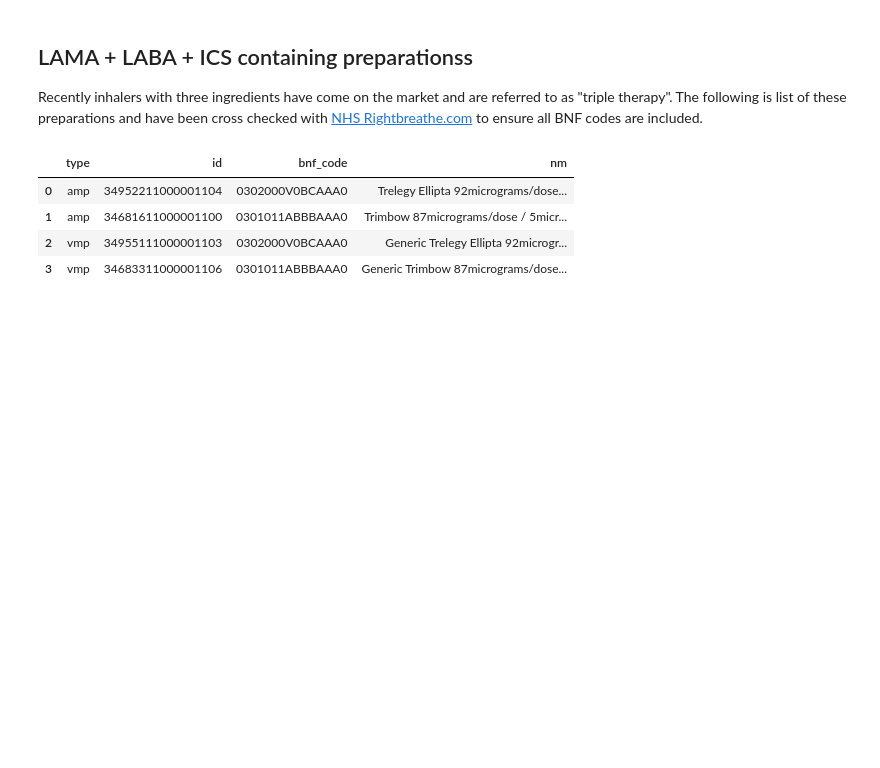
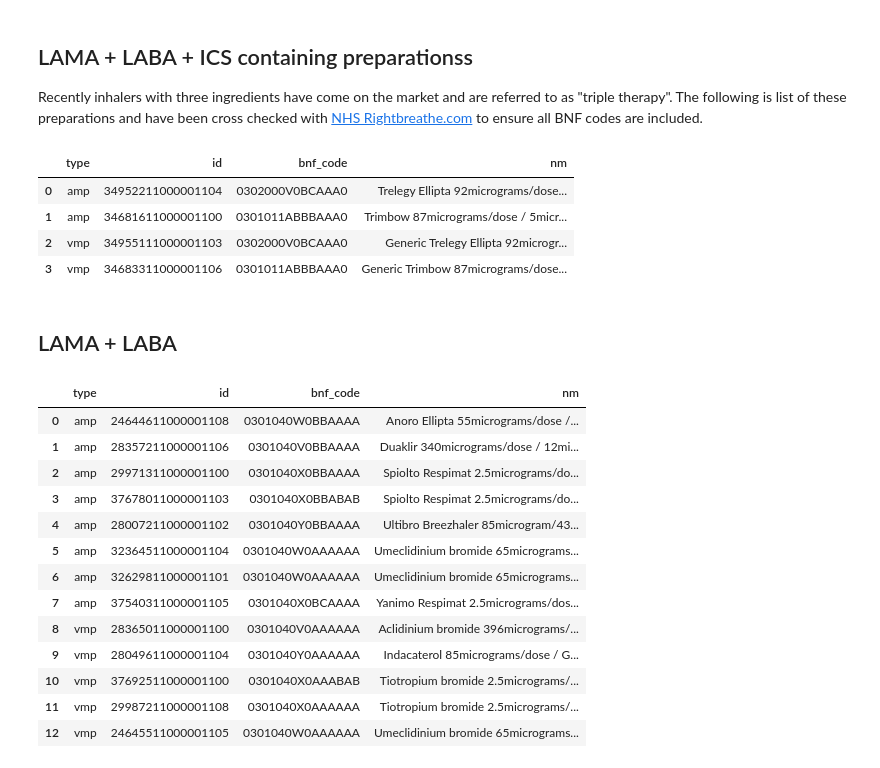
Before and after one commit to ebmdatalab/asthma-meds-covid-codelist-notebook, a Jupyter notebook: notebooks/lama.ipynb, the cells around one changed output. Cells and saved outputs as stored; diff of their text form; code cells hidden in the pictures; blank space fills up the shorter version.

Commit message:
new lama+laba file
new lama laba
add new lama laba code to multi file

```diff
--- a/notebooks/lama.ipynb
+++ b/notebooks/lama.ipynb
@@ -143,3 +145,49 @@ resp_triple_codelist
 | 1 | amp | 34681611000001100 | 0301011ABBBAAA0 | Trimbow 87micrograms/dose / 5micr... |
 | 2 | vmp | 34955111000001103 | 0302000V0BCAAA0 | Generic Trelegy Ellipta 92microgr... |
 | 3 | vmp | 34683311000001106 | 0301011ABBBAAA0 | Generic Trimbow 87micrograms/dose... |
+# %% [markdown]
+## LAMA + LABA <a id='maba'></a>
+# %%
+sql = '''WITH bnf_codes AS (
+ SELECT DISTINCT bnf_code FROM measures.dmd_objs_with_form_route WHERE
+    (bnf_code LIKE '0301020U0%' OR        #BNF Aclidinium Brom/Formoterol
+    bnf_code LIKE '0301040V0%' OR        #BNF Aclidinium Brom/Formoterol
+    bnf_code LIKE '0301040W0%'  OR        #BNF Umeclidinium bromide / Vilanterol
+    bnf_code LIKE '0301040X0%'  OR        #BNF Tiotropium bromide  / Olodaterol
+    bnf_code LIKE '0301040Y0%')          #BNF Indacaterol 85micrograms/dose / Glycopyrronium bromide
+    AND
+    form_route NOT LIKE '%neb%'     #exclude to nebules through name search
+
+  )
+
+SELECT "vmp" AS type, id, bnf_code, nm
+FROM dmd.vmp
+WHERE bnf_code IN (SELECT * FROM bnf_codes)
+
+UNION ALL
+
+SELECT "amp" AS type, id, bnf_code, descr
+FROM dmd.amp
+WHERE bnf_code IN (SELECT * FROM bnf_codes)
+
+ORDER BY type, nm, bnf_code, id'''
+
+lama_laba_codelist = bq.cached_read(sql, csv_path=os.path.join('..','data','lama_laba_codelist.csv'))
+pd.set_option('display.max_rows', None)
+pd.set_option('display.max_colwidth', None)
+lama_laba_codelist
+# %% [output]
+|  | type | id | bnf_code | nm |
+| 0 | amp | 24644611000001108 | 0301040W0BBAAAA | Anoro Ellipta 55micrograms/dose /... |
+| 1 | amp | 28357211000001106 | 0301040V0BBAAAA | Duaklir 340micrograms/dose / 12mi... |
+| 2 | amp | 29971311000001100 | 0301040X0BBAAAA | Spiolto Respimat 2.5micrograms/do... |
+| 3 | amp | 37678011000001103 | 0301040X0BBABAB | Spiolto Respimat 2.5micrograms/do... |
+| 4 | amp | 28007211000001102 | 0301040Y0BBAAAA | Ultibro Breezhaler 85microgram/43... |
+| 5 | amp | 32364511000001104 | 0301040W0AAAAAA | Umeclidinium bromide 65micrograms... |
+| 6 | amp | 32629811000001101 | 0301040W0AAAAAA | Umeclidinium bromide 65micrograms... |
+| 7 | amp | 37540311000001105 | 0301040X0BCAAAA | Yanimo Respimat 2.5micrograms/dos... |
+| 8 | vmp | 28365011000001100 | 0301040V0AAAAAA | Aclidinium bromide 396micrograms/... |
+| 9 | vmp | 28049611000001104 | 0301040Y0AAAAAA | Indacaterol 85micrograms/dose / G... |
+| 10 | vmp | 37692511000001100 | 0301040X0AAABAB | Tiotropium bromide 2.5micrograms/... |
+| 11 | vmp | 29987211000001108 | 0301040X0AAAAAA | Tiotropium bromide 2.5micrograms/... |
+| 12 | vmp | 24645511000001105 | 0301040W0AAAAAA | Umeclidinium bromide 65micrograms... |
```
Also changed, not shown: parts of 2 cells of this notebook, 4 other files.
